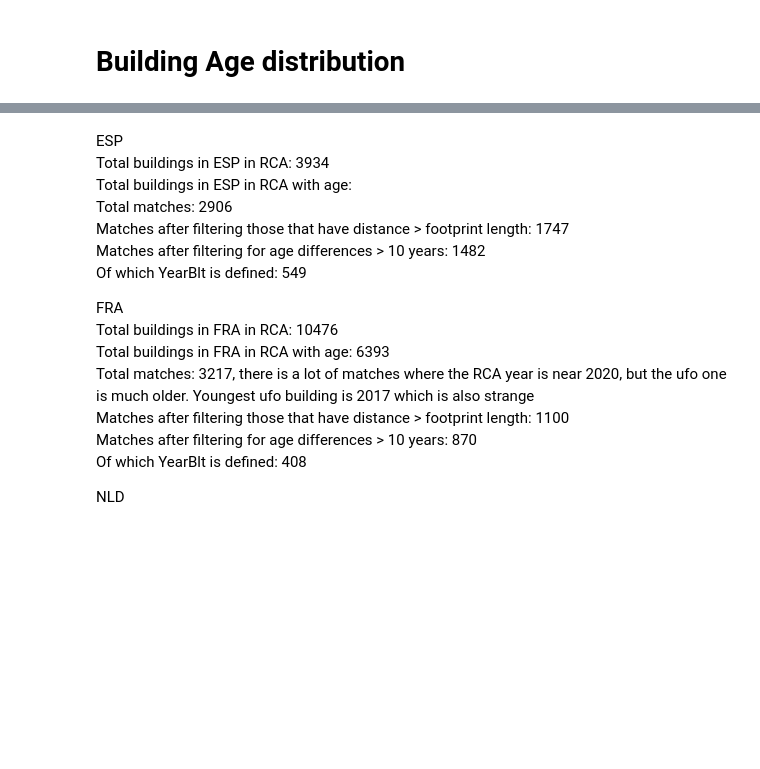
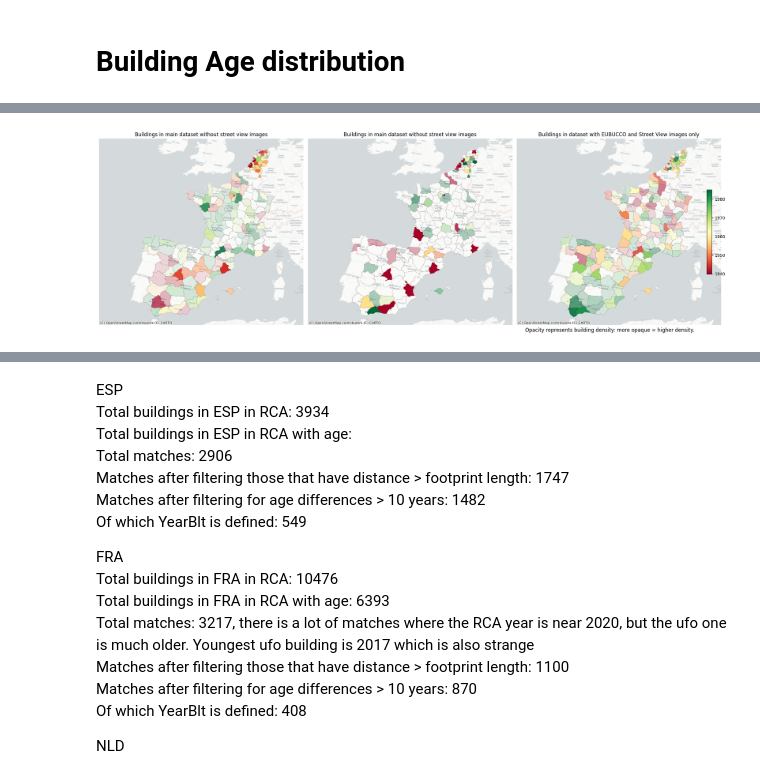
Before and after one commit to kaifoerster/BuildingAgePredictorML, a Jupyter notebook: main notebooks/descriptive statistics 2.ipynb, the cells around one changed output, grey strips where cells are left out. Cells and saved outputs as stored; diff of their text form; code cells hidden in the pictures; blank space fills up the shorter version.

Commit message:
descriptive stats done

```diff
--- a/main notebooks/descriptive statistics 2.ipynb
+++ b/main notebooks/descriptive statistics 2.ipynb
@@ -196,0 +245,81 @@ plt.show()
+# %%
+def create_geodataframe(df, lat_col, lon_col):
+    df['geometry'] = df.apply(lambda row: Point(row[lon_col], row[lat_col]), axis=1)
+    return gpd.GeoDataFrame(df, geometry='geometry')
+# %%
+df_scaled = df_scaled.rename(columns={'age': 'age_right'})
+
+# Convert geometry data from WKT format if necessary
+df['geometry'] = df['geometry'].apply(wkt.loads)
+df_scaled['geometry'] = df_scaled['geometry'].apply(wkt.loads)
+
+# Load and prepare GeoDataFrames
+gdf = gpd.GeoDataFrame(df, geometry='geometry').set_crs(epsg=32632)
+gdf_n = gdf.to_crs(epsg=3035)
+df_scaled = df_scaled.drop(columns=['geometry'])
+# convert to geodataframe
+gdf_scaled = create_geodataframe(df_scaled, 'lat', 'lon')
+# Setting coordinate system (assuming WGS84)
+gdf_scaled.set_crs(epsg=4326, inplace=True)
+# Transform the CRS to UTM zone 32N (EPSG:32632) so that distances are in meters
+gdf_scaled_n = gdf_scaled.to_crs(epsg=3035)
+
+# Filter GeoDataFrame for specific merge conditions
+gdf_left_only = gdf_n[gdf_n['_merge'] == 'left_only']
+gdf_both = gdf_n[gdf_n['_merge'] == 'both']
+
+# Load and prepare NUTS3 shapefiles
+nuts3 = gpd.read_file('/workspace/workspace/ufo-prediction/metadata/NUTS_RG_20M_2021_3035.shp.zip')
+nuts3 = nuts3[nuts3['CNTR_CODE'].isin(['FR', 'NL', 'ES']) & (nuts3['LEVL_CODE'] == 3)]
+
+
+def plot_map(data, title, ax, add_legend=False):
+    buildings_nuts3 = gpd.sjoin(data, nuts3, how="inner", op='intersects')
+    region_stats = buildings_nuts3.groupby('NUTS_ID').agg({'age_right': 'mean', 'geometry': 'count'}).rename(columns={'geometry': 'count'})
+    nuts3_merged = nuts3.merge(region_stats, on='NUTS_ID', how='left')
+    nuts3_merged['age_right'].fillna(nuts3_merged['age_right'].mean(), inplace=True)
+    nuts3_merged['count'].fillna(0, inplace=True)
+    #nuts3_merged.loc[nuts3_merged['count'] == 0, 'age_right'] = 1991
+
+    count_10th = nuts3_merged['count'].quantile(0.1)
+    count_90th = nuts3_merged['count'].quantile(0.9)
+    opacity_normalized = np.interp(nuts3_merged['count'], [count_10th, count_90th], [0.1, 1])
+    # Set opacity to zero where count is zero
+    opacity_normalized[nuts3_merged['count'] == 0] = 0
+
+    color_min = nuts3_merged['age_right'].quantile(0.1)
+    color_max = nuts3_merged['age_right'].quantile(0.9)
+
+    nuts3_merged.boundary.plot(ax=ax, linewidth=0.1, color="black")
+    plot = nuts3_merged.plot(ax=ax, column='age_right', cmap='RdYlGn',
+                             alpha=opacity_normalized, vmin=color_min, vmax=color_max)
+
+    ctx.add_basemap(ax, crs=nuts3_merged.crs.to_string(), source=ctx.providers.CartoDB.Positron, zoom=6)
+    ax.set_xlim([2300000, 4500000])
+    ax.set_ylim([1500000, 3500000])
+    ax.set_title(title)
+    ax.set_axis_off()
+
+    if add_legend:
+        # Create colorbar as a legend
+        sm = ScalarMappable(norm=Normalize(vmin=color_min, vmax=color_max), cmap='RdYlGn')
+        sm._A = []
+        cbar_ax = fig.add_axes([0.97, 0.3, 0.008, 0.4])  # Adjust these values to position the color bar
+        fig.colorbar(sm, cax=cbar_ax)
+        cbar_ax.set_label('Average Age of Buildings')
+
+# Create figure with three subplots
+fig, axs = plt.subplots(1, 3, figsize=(21, 7))
+
+# Plot each map
+plot_map(gdf_left_only, 'Buildings in main dataset without street view images', axs[0])
+plot_map(gdf_both, 'Buildings in main dataset without street view images', axs[1])
+plot_map(gdf_scaled_n, 'Buildings in dataset with EUBUCCO and Street View images only', axs[2], add_legend=True)
+
+# Add a custom annotation for opacity explanation in the right corner of the figure
+fig.text(0.95, 0.02, 'Opacity represents building density: more opaque = higher density.', ha='right', va='bottom', fontsize=12)
+fig.subplots_adjust(right=0.9)
+
+plt.tight_layout()
+plt.show()
+# %% [output]
@@ -196,0 +331 @@ plt.show()
+[figure, added]
```
Also changed, not shown: parts of 22 cells of this notebook, 2 other files.
